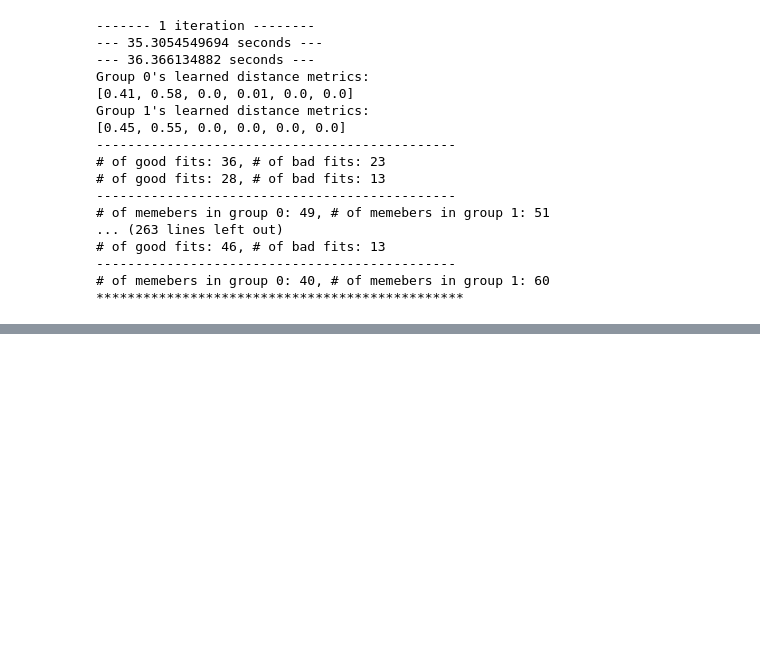
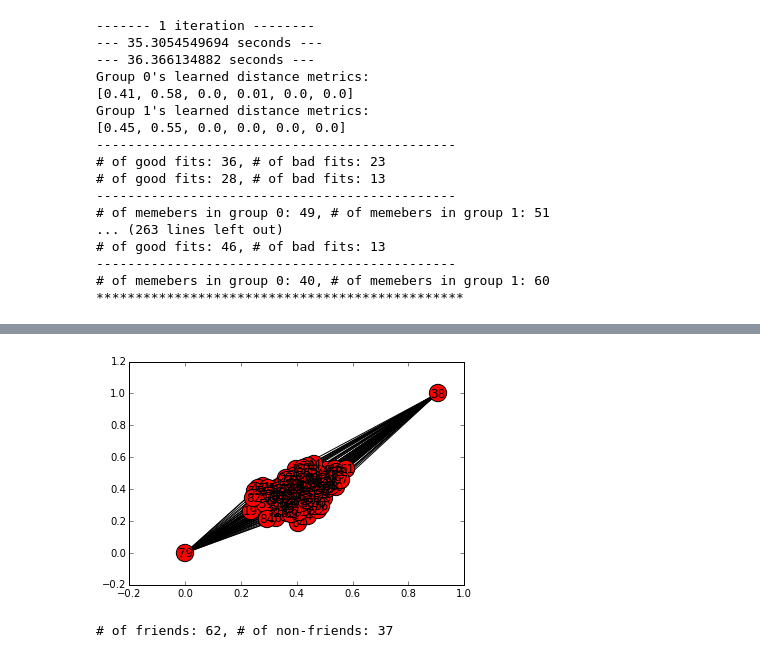
Before and after one commit to beingzy/phd_experiment, a Jupyter notebook: learning_wrapper_algorithm_dev.ipynb, the cells around one changed output, grey strips where cells are left out. Cells and saved outputs as stored; diff of their text form; code cells hidden in the pictures; blank space fills up the shorter version.

```diff
--- a/learning_wrapper_algorithm_dev.ipynb
+++ b/learning_wrapper_algorithm_dev.ipynb
@@ -680,0 +601,11 @@ Group 1's learned distance metrics:
+# %%
+nx.draw_networkx(fnx)
+# %% [output]
+[figure, added]
+# %%
+user_id = 0
+friends_ls = fnx.neighbors(0)
+non_friends_ls = [u for u in profile_df.ID if u not in friends_ls + [user_id]]
+print "# of friends: %d, # of non-friends: %d" % (len(friends_ls), len(non_friends_ls))
+# %% [output]
+# of friends: 62, # of non-friends: 37
```
Also changed, not shown: parts of 19 cells of this notebook, 1 other file.
